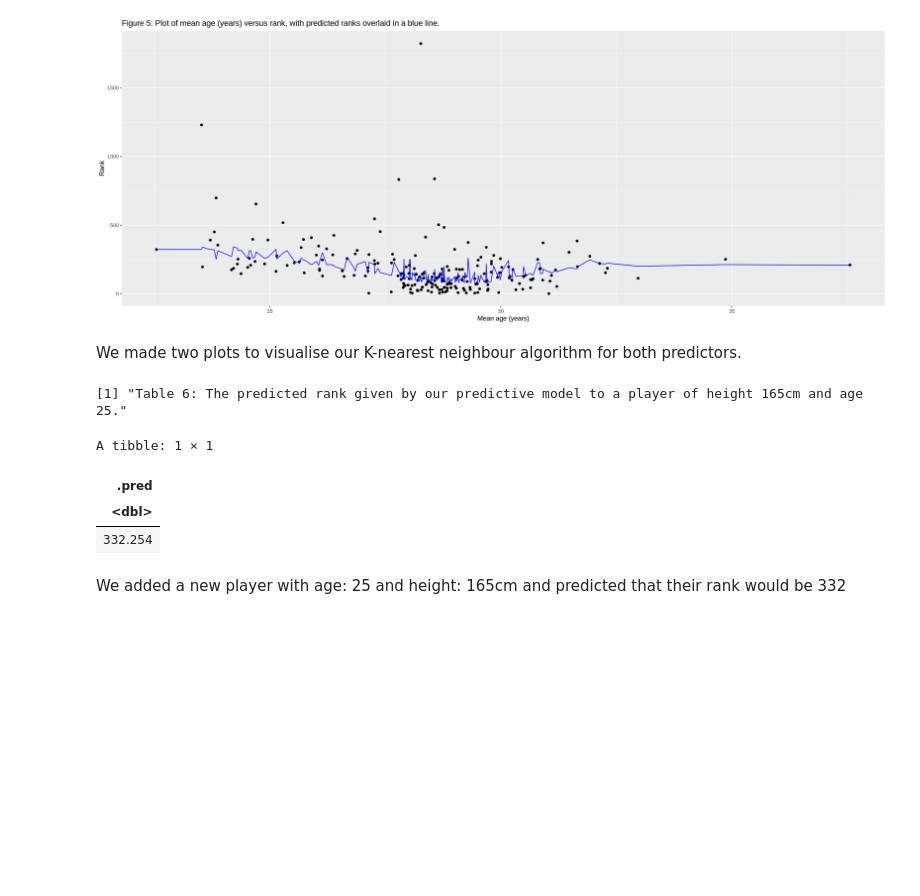
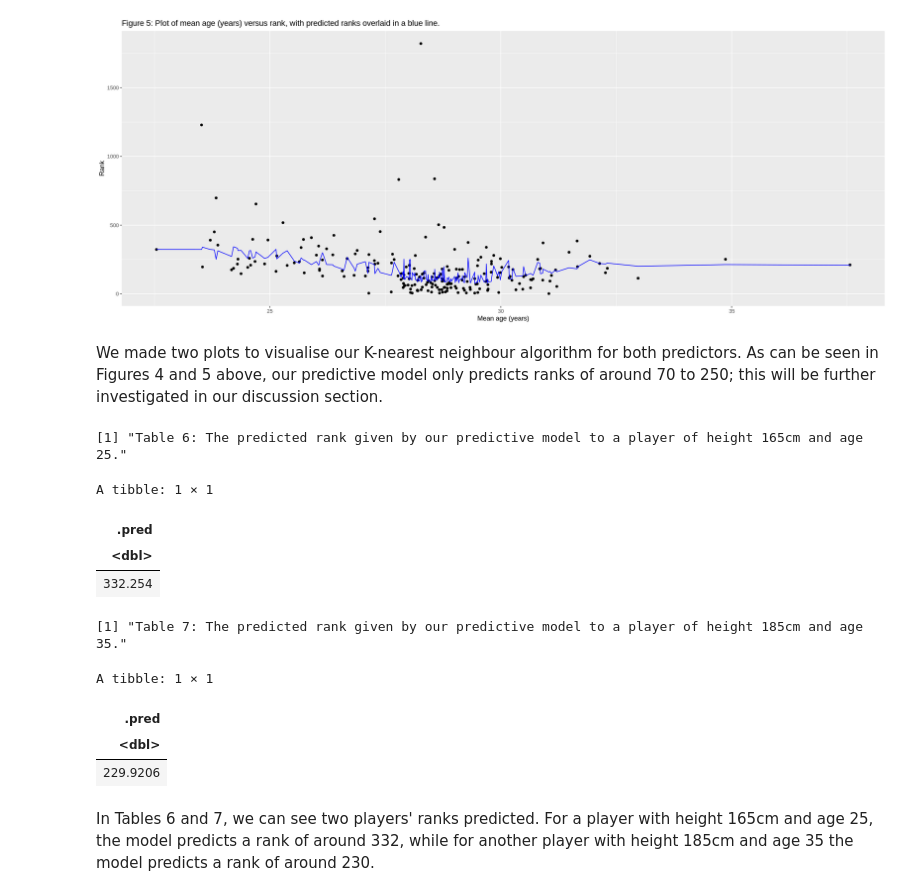
Before and after one commit to KatieSwan/DSCI100_GroupProject, a Jupyter notebook: Project_Report.ipynb, the cells around one changed output. Saved outputs shown, nothing was run; the diff lists cells and outputs as text; code cells hidden in the pictures; blank space fills up the shorter version.

Commit message:
Changes to various points:
- Revamped introduction
- Added new player rank prediction
- Made edits to grammar
- Added longer table descriptions

```diff
--- a/Project_Report.ipynb
+++ b/Project_Report.ipynb
@@ -320,21 +320,31 @@ ht_age_accuracy
 [figure]
 [figure]
 # %% [markdown]
-We made two plots to visualise our K-nearest neighbour algorithm for both predictors.
+We made two plots to visualise our K-nearest neighbour algorithm for both predictors. As can be seen in Figures 4 and 5 above, our predictive model only predicts ranks of around 70 to 250; this will be further investigated in our discussion section.
 # %%
-new_player <- tibble(mean_ht = 165, mean_age = 25)
-prediction <- tennis_fit|>
-    predict(new_player)
+new_player_1 <- tibble(mean_ht = 165, mean_age = 25)
+new_player_2 <- tibble(mean_ht = 185, mean_age = 35)
+prediction_1 <- tennis_fit|>
+    predict(new_player_1)
+prediction_2 <- tennis_fit|>
+    predict(new_player_2)
 print("Table 6: The predicted rank given by our predictive model to a player of height 165cm and age 25.")
-prediction
+prediction_1
+print("Table 7: The predicted rank given by our predictive model to a player of height 185cm and age 35.")
+prediction_2
 # %% [output]
 [1] "Table 6: The predicted rank given by our predictive model to a player of height 165cm and age 25."
 A tibble: 1 × 1
 | .pred |
 | <dbl> |
 | 332.254 |
+[1] "Table 7: The predicted rank given by our predictive model to a player of height 185cm and age 35."
+A tibble: 1 × 1
+| .pred |
+| <dbl> |
+| 229.9206 |
 # %% [markdown]
-We added a new player with age: 25 and height: 165cm and predicted that their rank would be 332
+In Tables 6 and 7, we can see two players' ranks predicted. For a player with height 165cm and age 25, the model predicts a rank of around 332, while for another player with height 185cm and age 35 the model predicts a rank of around 230.
 # %% [markdown]
 **Discussion:**
 
```
Also changed, not shown: parts of 4 cells of this notebook.
